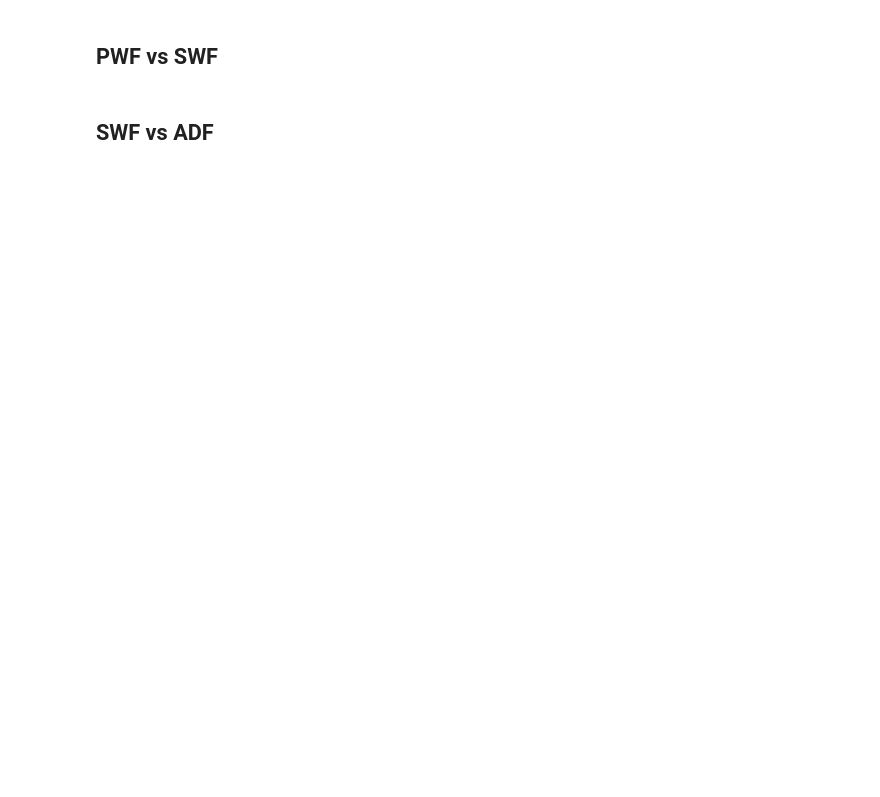
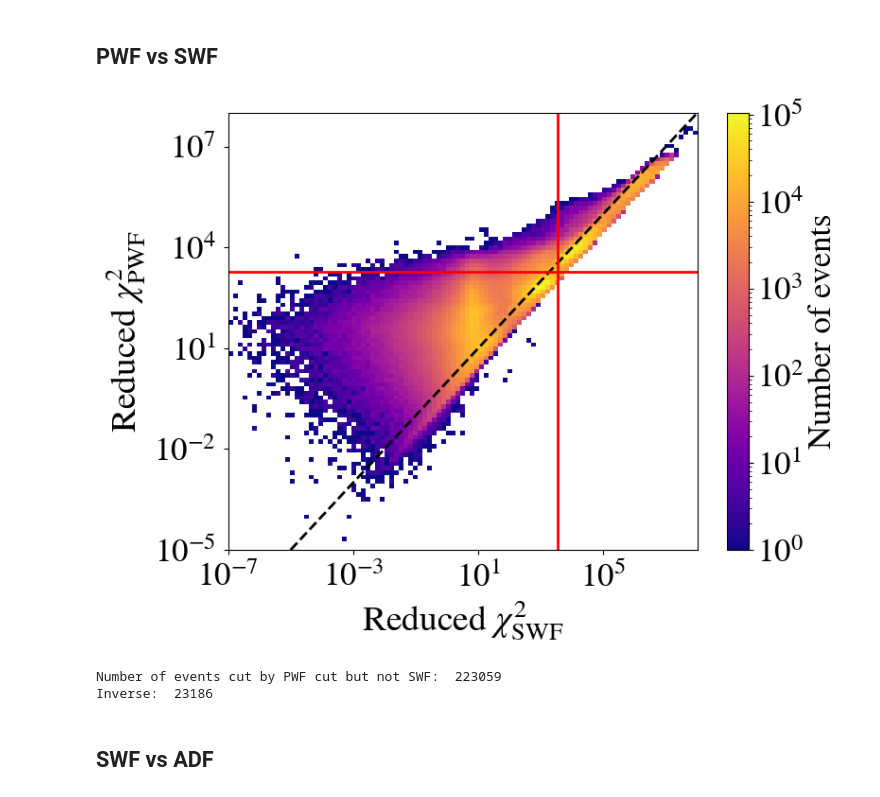
Before and after one commit to LavoisierJ/quantification, a Jupyter notebook: combine/0_orthogonality.ipynb, the cells around one changed output. Cells and saved outputs as stored; diff of their text form; code cells hidden in the pictures; blank space fills up the shorter version.

```diff
--- a/combine/0_orthogonality.ipynb
+++ b/combine/0_orthogonality.ipynb
@@ -159,49 +185,79 @@ weights_events_2 = weights_events * weights_distrib
 # %%
 fig = plt.figure(figsize=(8,6))
 
+chi2_PWF_threshold = 1.83e3
+chi2_SWF_threshold = 3.4e3
+
 plt.hist2d(parasite_chi2_SWF,
            parasite_chi2_PWF,
-           bins=[np.logspace(-4, 8, 100),
-                 np.logspace(-4, 8, 100)],
+           bins=[np.logspace(-7, 8, 100),
+                 np.logspace(-5, 8, 100)],
            norm=mpl.colors.LogNorm(),
-           cmap='plasma'
+           cmap='plasma',
+           rasterized=True
            )
 
-plt.plot([1e-4, 1e8],
-         [1e-4, 1e8],
+plt.plot([1e-5, 1e8],
+         [1e-5, 1e8],
          color='black',
          linestyle='--',
          linewidth=2
          )
 
-plt.colorbar()
+plt.plot([chi2_SWF_threshold, chi2_SWF_threshold],
+         [1e-5, 1e8],
+         color='red',
+         linestyle='-',
+         linewidth=2
+         )
+
+plt.plot([1e-7, 1e8],
+         [chi2_PWF_threshold, chi2_PWF_threshold],
+         color='red',
+         linestyle='-',
+         linewidth=2
+         )
+
+plt.colorbar(label=r'Number of events',)
 
 plt.xscale('log')
 plt.yscale('log')
 plt.xlabel(r'Reduced $\chi^2_{\rm SWF}$',
            fontsize=27
            )
 plt.ylabel(r'Reduced $\chi^2_{\rm PWF}$',
            fontsize=27
            )
 plt.tick_params(axis="both",
                 # direction="in",
                 pad=6,
                 # labelsize=25
                 )
 
+plt.savefig(f"/sps/grand/jlavoisier/code/quantification/0_plots_article/ortho_PWF_SWF.pdf",
+            format='pdf',
+            dpi=300,
+            bbox_inches = "tight"
+            )
 # add on the sides the distributions
+# %% [output]
+[figure, added]
 # %%
 # events cut by PWF but not SWF?
 chi2_PWF_threshold = 1.83e3
-chi2_SWF_threshold = 7.6e2
+chi2_SWF_threshold = 3.4e3
 
 mask_parasite_chi2_PWF = parasite_chi2_PWF < chi2_PWF_threshold
 mask_parasite_chi2_SWF = parasite_chi2_SWF < chi2_SWF_threshold
 
 cut_PWF_pass_SWF = ~mask_parasite_chi2_PWF & mask_parasite_chi2_SWF
+pass_PWF_cut_SWF = mask_parasite_chi2_PWF & ~mask_parasite_chi2_SWF
 
-print("Number of events cut by SWF cut but not PWF: ", np.sum(cut_PWF_pass_SWF))
+print("Number of events cut by PWF cut but not SWF: ", np.sum(cut_PWF_pass_SWF))
+print("Inverse: ", np.sum(pass_PWF_cut_SWF))
+# %% [output]
+Number of events cut by PWF cut but not SWF:  223059
+Inverse:  23186
 # %% [markdown]
 ## SWF vs ADF
 # %%
```
Also changed, not shown: parts of 12 cells of this notebook, 16 other files.
